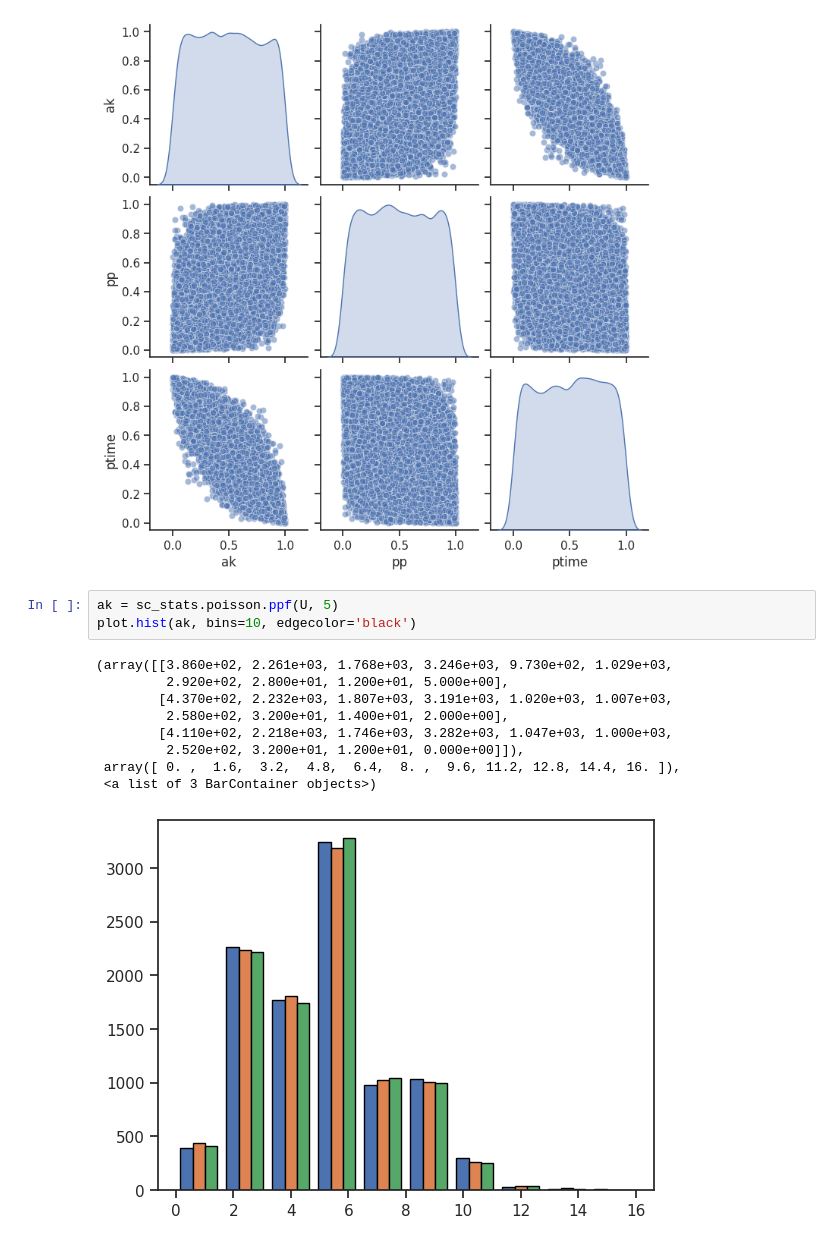
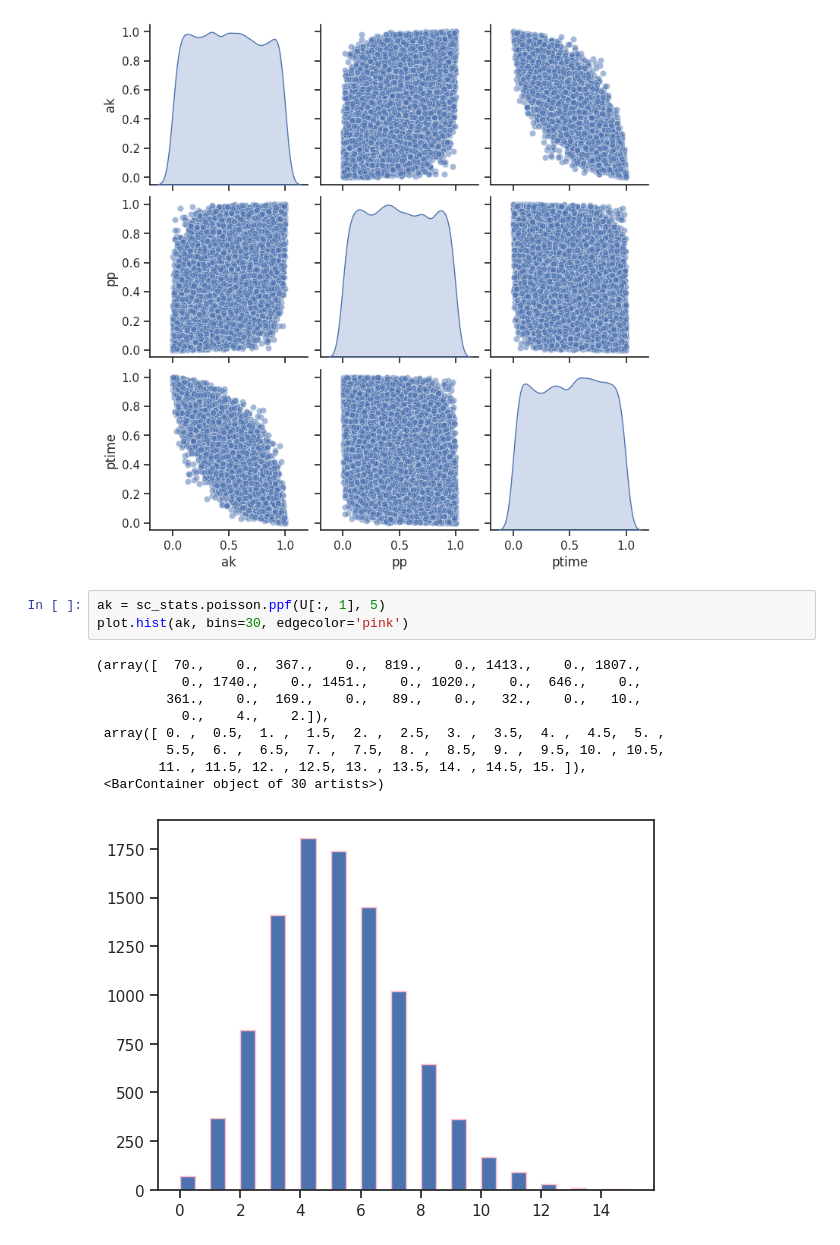
Before and after one commit to bananighosh/Fall-2023-NYU-AI, a Jupyter notebook: CS_GY661_AI_Probability_Assignment.ipynb, the cells around one changed output. Cells and saved outputs as stored; diff of their text form.

```diff
--- a/CS_GY661_AI_Probability_Assignment.ipynb
+++ b/CS_GY661_AI_Probability_Assignment.ipynb
@@ -110,15 +110,15 @@ plot.show()
 # %% [output]
 [figure]
 # %%
-ak = sc_stats.poisson.ppf(U, 5)
-plot.hist(ak, bins=10, edgecolor='black')
+ak = sc_stats.poisson.ppf(U[:, 1], 5)
+plot.hist(ak, bins=30, edgecolor='pink')
 # %% [output]
-(array([[3.860e+02, 2.261e+03, 1.768e+03, 3.246e+03, 9.730e+02, 1.029e+03,
-         2.920e+02, 2.800e+01, 1.200e+01, 5.000e+00],
-        [4.370e+02, 2.232e+03, 1.807e+03, 3.191e+03, 1.020e+03, 1.007e+03,
-         2.580e+02, 3.200e+01, 1.400e+01, 2.000e+00],
-        [4.110e+02, 2.218e+03, 1.746e+03, 3.282e+03, 1.047e+03, 1.000e+03,
-         2.520e+02, 3.200e+01, 1.200e+01, 0.000e+00]]),
- array([ 0. ,  1.6,  3.2,  4.8,  6.4,  8. ,  9.6, 11.2, 12.8, 14.4, 16. ]),
- <a list of 3 BarContainer objects>)
+(array([  70.,    0.,  367.,    0.,  819.,    0., 1413.,    0., 1807.,
+           0., 1740.,    0., 1451.,    0., 1020.,    0.,  646.,    0.,
+         361.,    0.,  169.,    0.,   89.,    0.,   32.,    0.,   10.,
+           0.,    4.,    2.]),
+ array([ 0. ,  0.5,  1. ,  1.5,  2. ,  2.5,  3. ,  3.5,  4. ,  4.5,  5. ,
+         5.5,  6. ,  6.5,  7. ,  7.5,  8. ,  8.5,  9. ,  9.5, 10. , 10.5,
+        11. , 11.5, 12. , 12.5, 13. , 13.5, 14. , 14.5, 15. ]),
+ <BarContainer object of 30 artists>)
-[figure, old version]
+[figure, new version]
```
